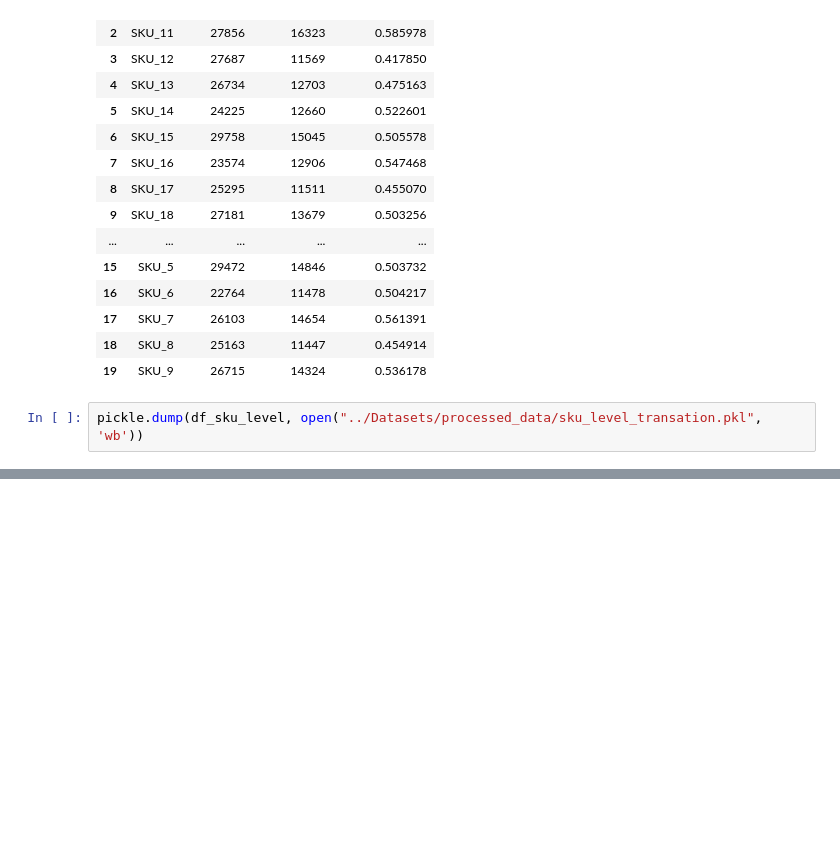
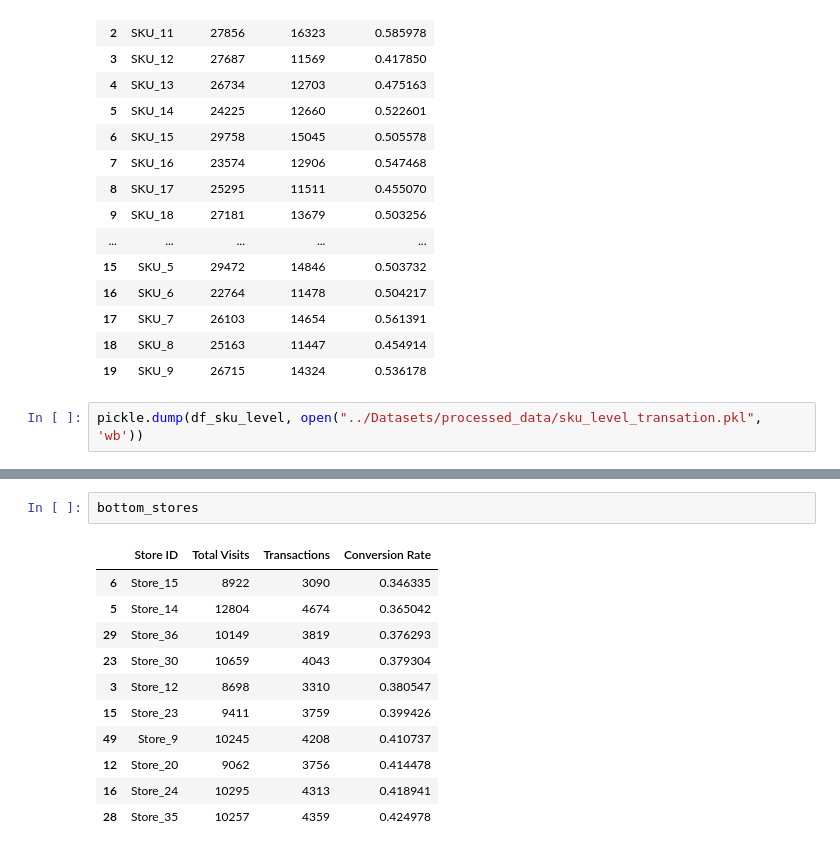
Before and after one commit to RaisunLakra/Store-Data-Conversion-Analysis, a Jupyter notebook: Notebook/Conversion_Analysis.ipynb, the cells around one changed output, grey strips where cells are left out. Cells and saved outputs as stored; diff of their text form; blank space fills up the shorter version.

```diff
--- a/Notebook/Conversion_Analysis.ipynb
+++ b/Notebook/Conversion_Analysis.ipynb
@@ -158,0 +176,14 @@ pickle.dump(df_sku_level, open("../Datasets/processed_data/sku_level_transation.
+# %%
+bottom_stores
+# %% [output]
+|  | Store ID | Total Visits | Transactions | Conversion Rate |
+| 6 | Store_15 | 8922 | 3090 | 0.346335 |
+| 5 | Store_14 | 12804 | 4674 | 0.365042 |
+| 29 | Store_36 | 10149 | 3819 | 0.376293 |
+| 23 | Store_30 | 10659 | 4043 | 0.379304 |
+| 3 | Store_12 | 8698 | 3310 | 0.380547 |
+| 15 | Store_23 | 9411 | 3759 | 0.399426 |
+| 49 | Store_9 | 10245 | 4208 | 0.410737 |
+| 12 | Store_20 | 9062 | 3756 | 0.414478 |
+| 16 | Store_24 | 10295 | 4313 | 0.418941 |
+| 28 | Store_35 | 10257 | 4359 | 0.424978 |
```
Also changed, not shown: parts of 6 cells of this notebook.
